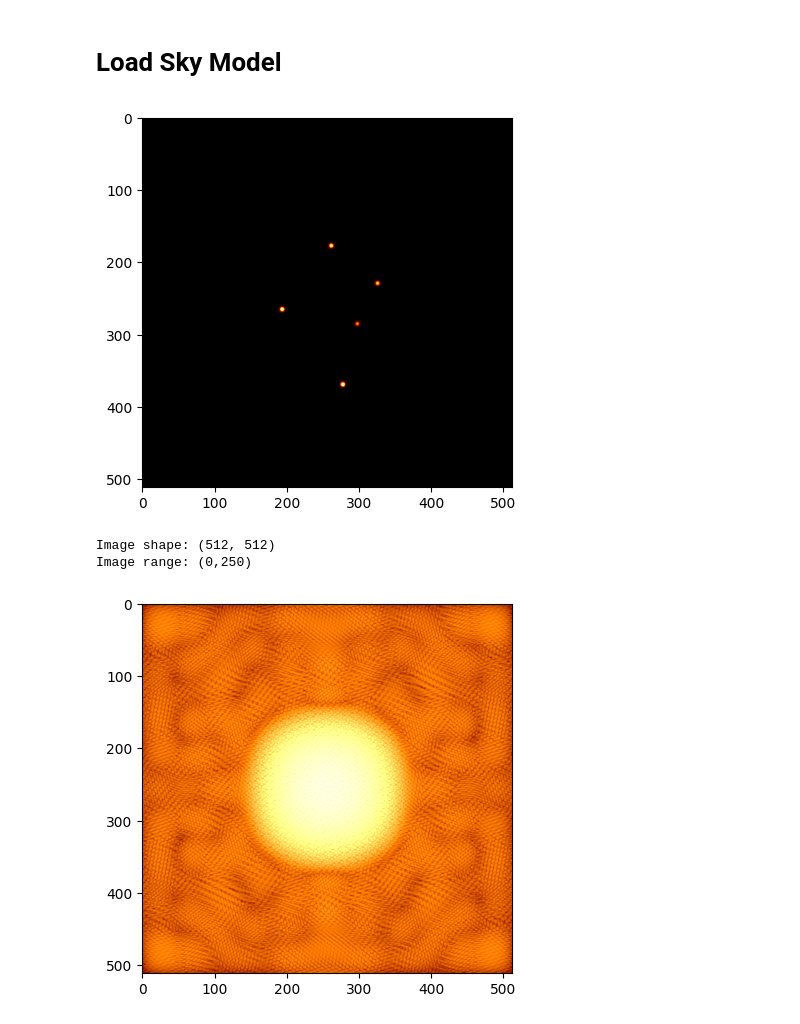
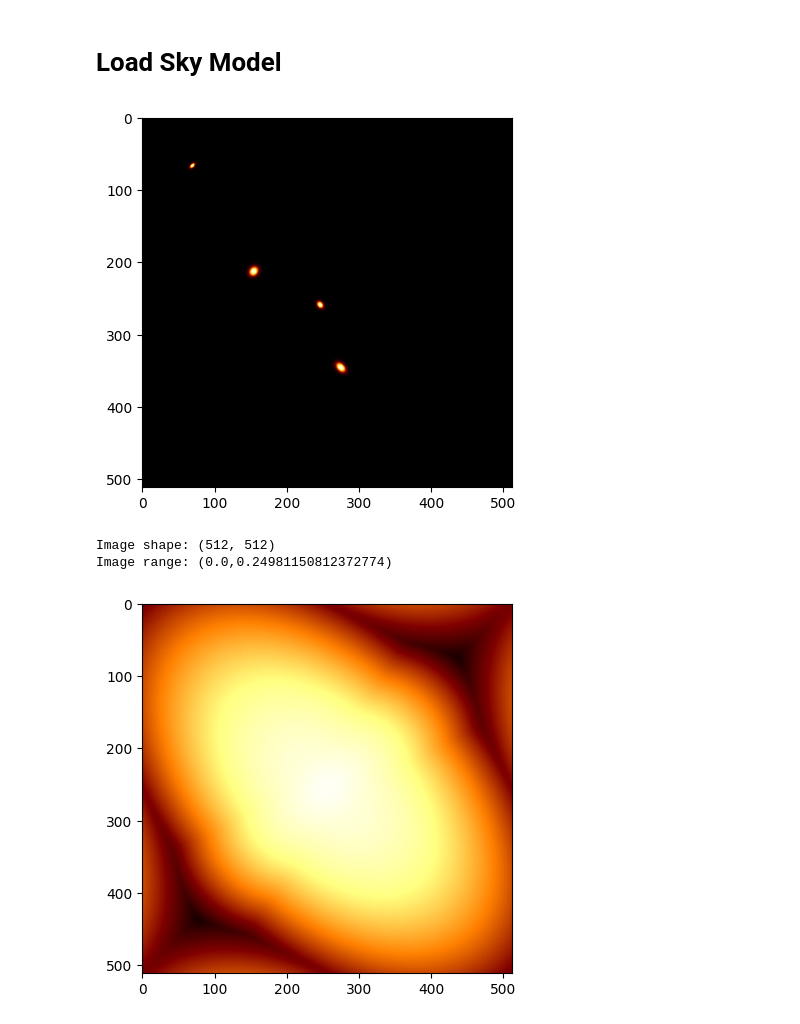
Before and after one commit to CentofantiEze/array-opt, a Jupyter notebook: notebooks/imaging.ipynb, the cells around one changed output. Drawn from its saved outputs; the diff is of its cells as text; code cells hidden in the pictures.

```diff
--- a/notebooks/imaging.ipynb
+++ b/notebooks/imaging.ipynb
@@ -58,22 +66,24 @@ plot_beam(beam)
 # %% [markdown]
 # Load Sky Model
 # %%
-sky_models_folder = '../sky_models/'
-# sky_model = 'galaxy_lobes.png'
-sky_model = 'crux.png'
-sky_model_path = sky_models_folder + sky_model
+# Sky model
+nx = 512
+ny = 512
+pix_sizes = [10, 7, 10, 5]
+amplitudes = [0.25, 0.25, 0.25, 0.25]
+sky = n_source_sky((nx,ny), pix_sizes, amplitudes)
 # %%
-sky = load_sky_model(sky_model_path)
+
 plot_sky(sky)
 # %% [output]
-[figure, old version]
+[figure, new version]
 Image shape: (512, 512)
-Image range: (0,250)
+Image range: (0.0,0.24981150812372774)
 # %%
 sky_uv = get_sky_uv(sky)
 plot_sky_uv(sky_uv)
 # %% [output]
-[figure, old version]
+[figure, new version]
 # %%
 
 obs_uv = get_obs_uv(sky_uv,uv_plane_mask)
```
Also changed, not shown: parts of 7 cells of this notebook, 2 other files.
